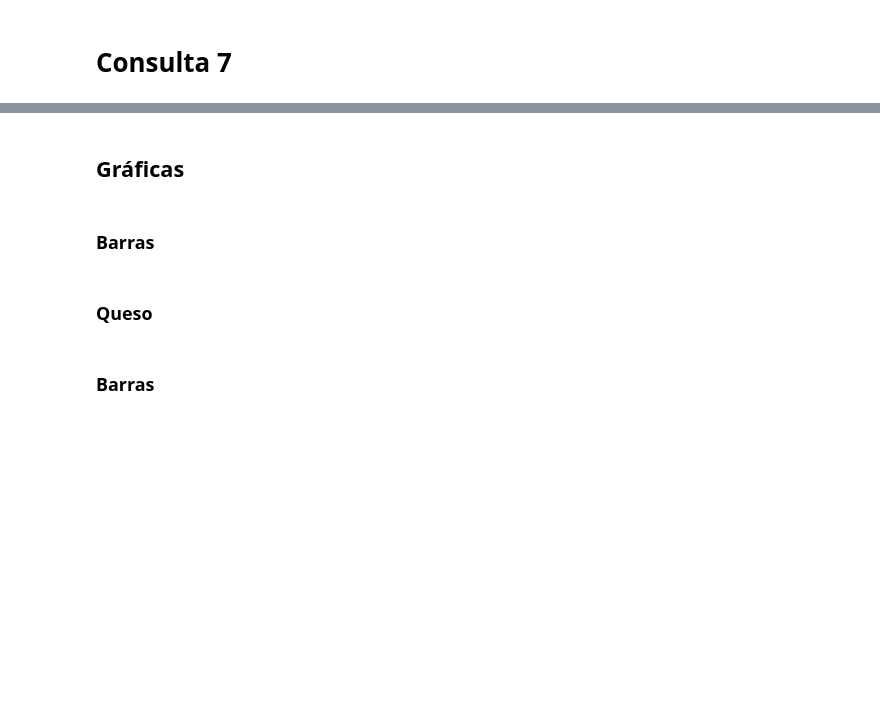
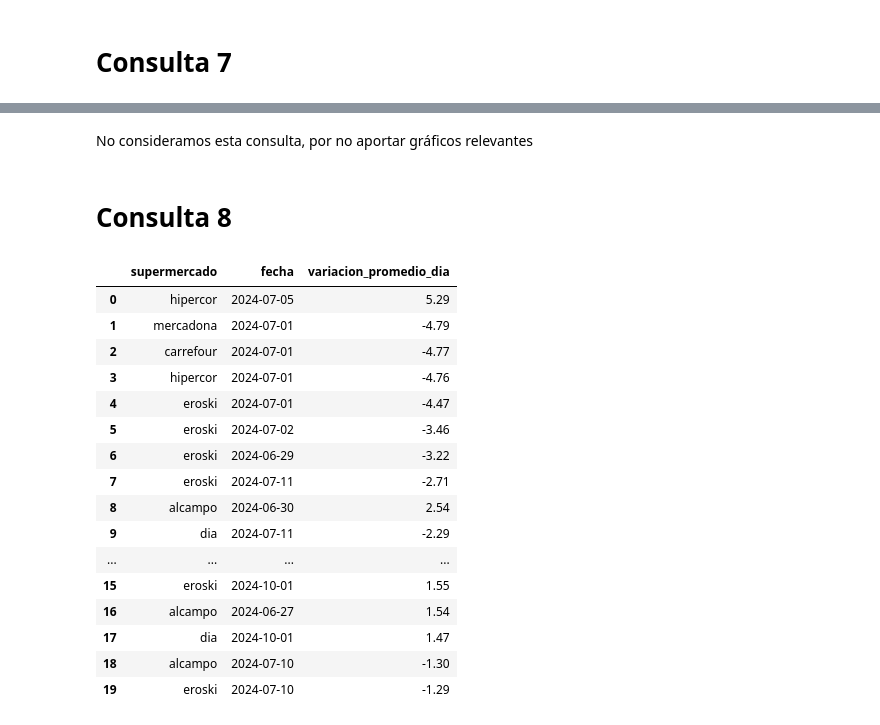
Before and after one commit to apelsito/Proyecto4-AnalisisFacua, a Jupyter notebook: notebooks/05_preparacion_visualizacion.ipynb, the cells around one changed output, grey strips where cells are left out. Drawn from its saved outputs; the diff is of its cells as text; code cells hidden in the pictures; blank space fills up the shorter version.

Commit message:
gráficas

```diff
--- a/notebooks/05_preparacion_visualizacion.ipynb
+++ b/notebooks/05_preparacion_visualizacion.ipynb
@@ -278,10 +274,26 @@ consulta7 = pd.read_csv("../datos/02_consultas_sql/07_productos_cuyo_precio_es_i
-# %% [markdown]
-## Gráficas
-# %% [markdown]
-### Barras
-# %% [markdown]
-### Queso
-# %% [markdown]
-### Barras
+# %% [markdown]
+No consideramos esta consulta, por no aportar gráficos relevantes
+# %% [markdown]
+# Consulta 8
 # %%
 consulta8 = pd.read_csv("../datos/02_consultas_sql/08_variaciones_por_dia_y_precio.csv",index_col="Unnamed: 0")
+# %%
+consulta8.head(20)
+# %% [output]
+|  | supermercado | fecha | variacion_promedio_dia |
+| 0 | hipercor | 2024-07-05 | 5.29 |
+| 1 | mercadona | 2024-07-01 | -4.79 |
+| 2 | carrefour | 2024-07-01 | -4.77 |
+| 3 | hipercor | 2024-07-01 | -4.76 |
+| 4 | eroski | 2024-07-01 | -4.47 |
+| 5 | eroski | 2024-07-02 | -3.46 |
+| 6 | eroski | 2024-06-29 | -3.22 |
+| 7 | eroski | 2024-07-11 | -2.71 |
+| 8 | alcampo | 2024-06-30 | 2.54 |
+| 9 | dia | 2024-07-11 | -2.29 |
+| ... | ... | ... | ... |
+| 15 | eroski | 2024-10-01 | 1.55 |
+| 16 | alcampo | 2024-06-27 | 1.54 |
+| 17 | dia | 2024-10-01 | 1.47 |
+| 18 | alcampo | 2024-07-10 | -1.30 |
+| 19 | eroski | 2024-07-10 | -1.29 |
```
Also changed, not shown: parts of 15 cells of this notebook, 1 other file.
